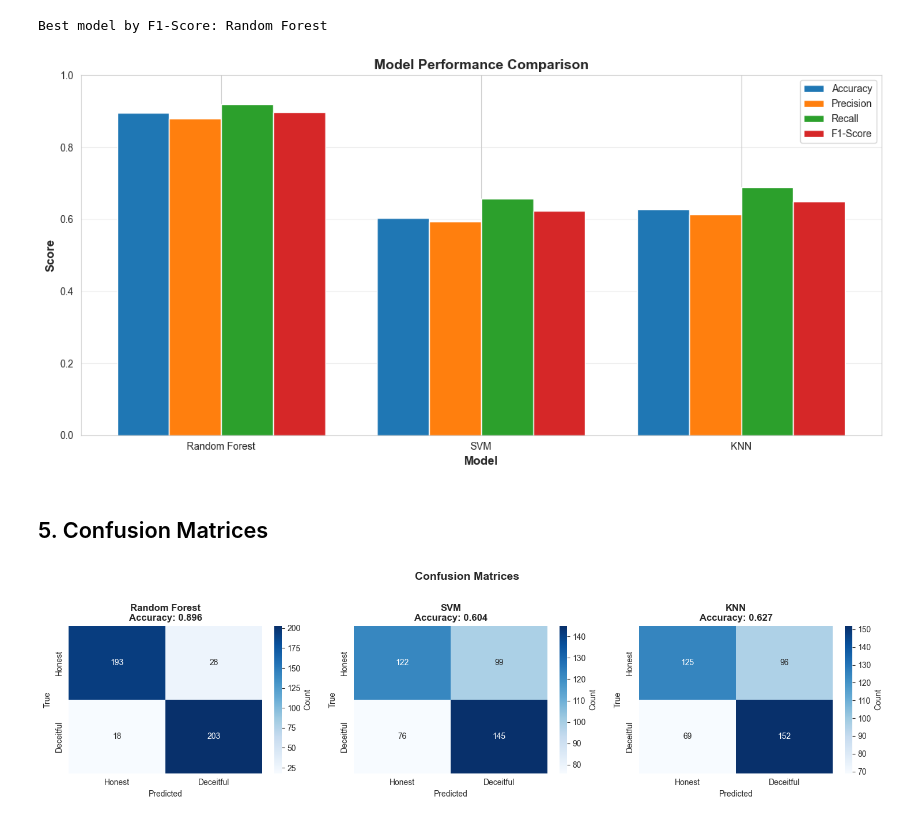
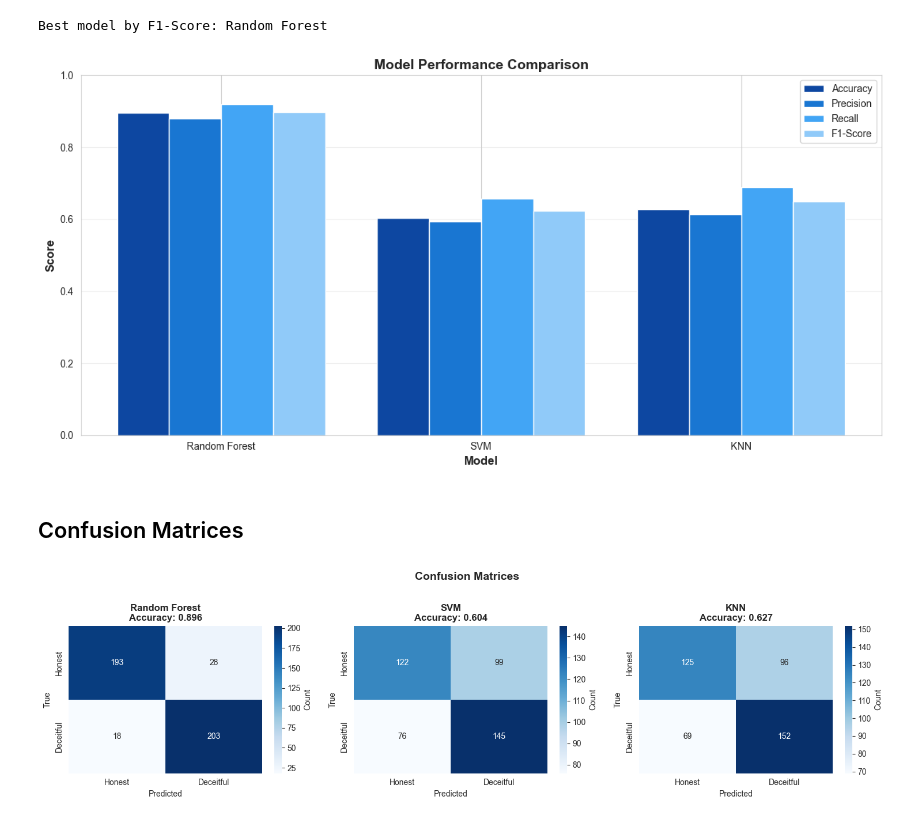
Before and after one commit to wsparcie/ai-ml-neuron-rekrutacja-2025, a Jupyter notebook: baseline_models.ipynb, the cells around one changed output. Drawn from its saved outputs; the diff is of its cells as text; code cells hidden in the pictures.

```diff
--- a/baseline_models.ipynb
+++ b/baseline_models.ipynb
@@ -514,26 +514,28 @@ Best model by F1-Score: Random Forest
 # %%
 metrics = ['Accuracy', 'Precision', 'Recall', 'F1-Score']
 x = np.arange(len(results_df))
 width = 0.2
 
+colors = ['#0D47A1', '#1976D2', '#42A5F5', '#90CAF9']
+
 fig, ax = plt.subplots(figsize=(12, 6))
 for i, metric in enumerate(metrics):
-    ax.bar(x + i*width, results_df[metric], width, label=metric)
+    ax.bar(x + i*width, results_df[metric], width, label=metric, color=colors[i])
 
 ax.set_xlabel('Model', fontsize=12, fontweight='bold')
 ax.set_ylabel('Score', fontsize=12, fontweight='bold')
 ax.set_title('Model Performance Comparison', fontsize=14, fontweight='bold')
 ax.set_xticks(x + width * 1.5)
 ax.set_xticklabels(results_df['Model'])
 ax.legend()
 ax.set_ylim([0, 1])
 ax.grid(axis='y', alpha=0.3)
 plt.tight_layout()
 plt.show()
 # %% [output]
-[figure, old version]
+[figure, new version]
 # %% [markdown]
-## 5. Confusion Matrices
+## Confusion Matrices
 # %%
 fig, axes = plt.subplots(1, 3, figsize=(15, 4))
 
```
Also changed, not shown: parts of 4 cells of this notebook, 1 other file.
